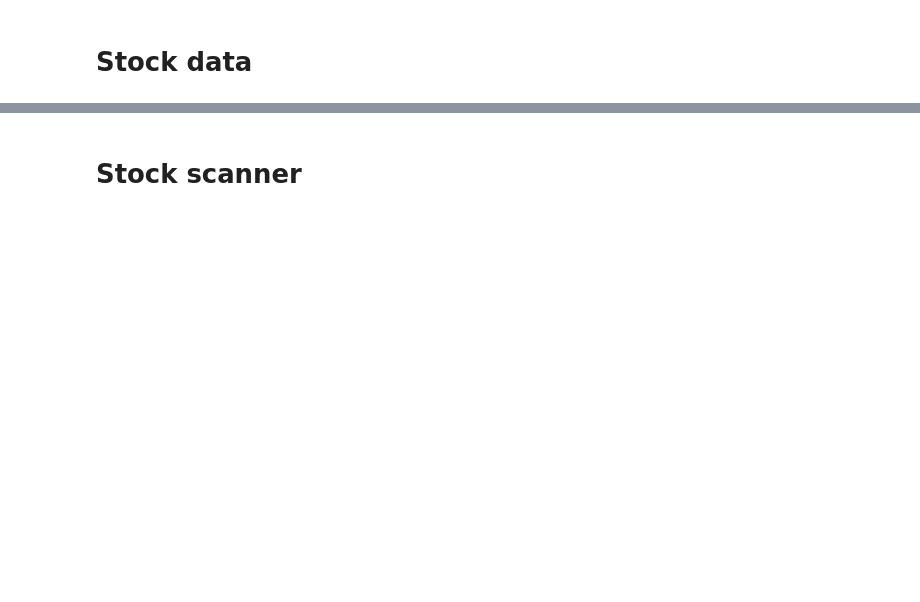
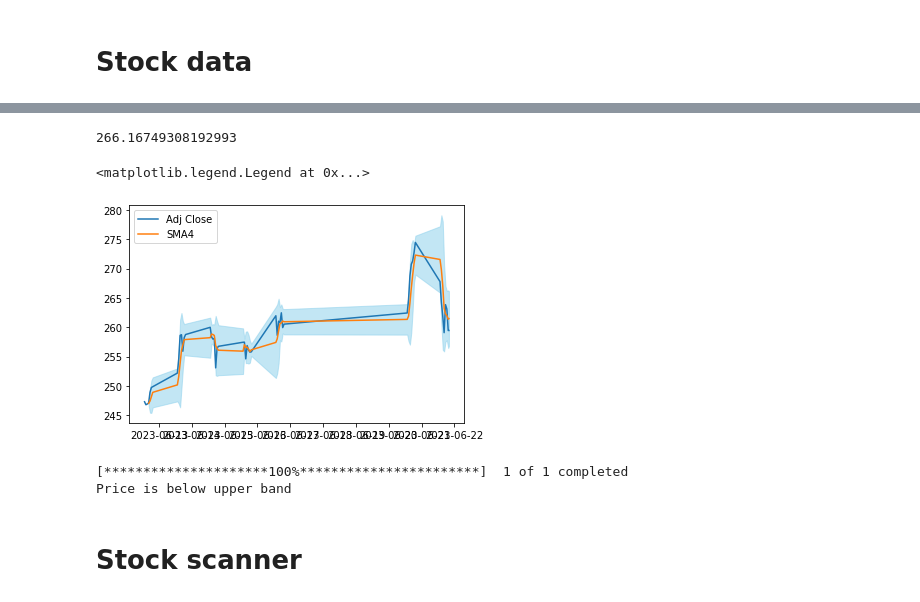
Before and after one commit to ikitcheng/pystock, a Jupyter notebook: stock_scanner.ipynb, the cells around one changed output, grey strips where cells are left out. Cells and saved outputs as stored; diff of their text form; code cells hidden in the pictures; blank space fills up the shorter version.

Commit message:
[UPDATE] Check the indicator, signal, alert functionality

```diff
--- a/stock_scanner.ipynb
+++ b/stock_scanner.ipynb
@@ -11,0 +27,5 @@ s.download_data()
+# %%
+data = yf.download(tickers='TSLA', period='7d', interval='1h')
+# Valid intervals: 1m,2m,5m,15m,30m,60m,90m,1h,1d,5d,1wk,1mo,3mo
+#Print data
+data.head()
@@ -11,0 +48,3 @@ s.download_data()
+# %%
+tsla_indicators = Indicator(data, period=4)
+tsla_indicators.get_indicators()
@@ -11,0 +60,20 @@ s.download_data()
+# %%
+tsla_indicators.df['Upper'][-1]
+# %% [output]
+266.16749308192993
+# %%
+plt.plot(tsla_indicators.df['Adj Close'], label='Adj Close')
+plt.plot(tsla_indicators.df['SMA4'], label='SMA4')
+# shade the area between upper and lower band
+plt.fill_between(tsla_indicators.df.index, tsla_indicators.df['Upper'], tsla_indicators.df['Lower'], color='skyblue', alpha=0.5)
+
+#plt.plot(tsla_indicators.df['Momentum4'], label='Momentum4')
+plt.legend()
+# %% [output]
+<matplotlib.legend.Legend at 0x...>
+[figure, added]
+# %%
+alert('TSLA')
+# %% [output]
+[*********************100%***********************]  1 of 1 completed
+Price is below upper band
```
Also changed, not shown: parts of 10 cells of this notebook.
